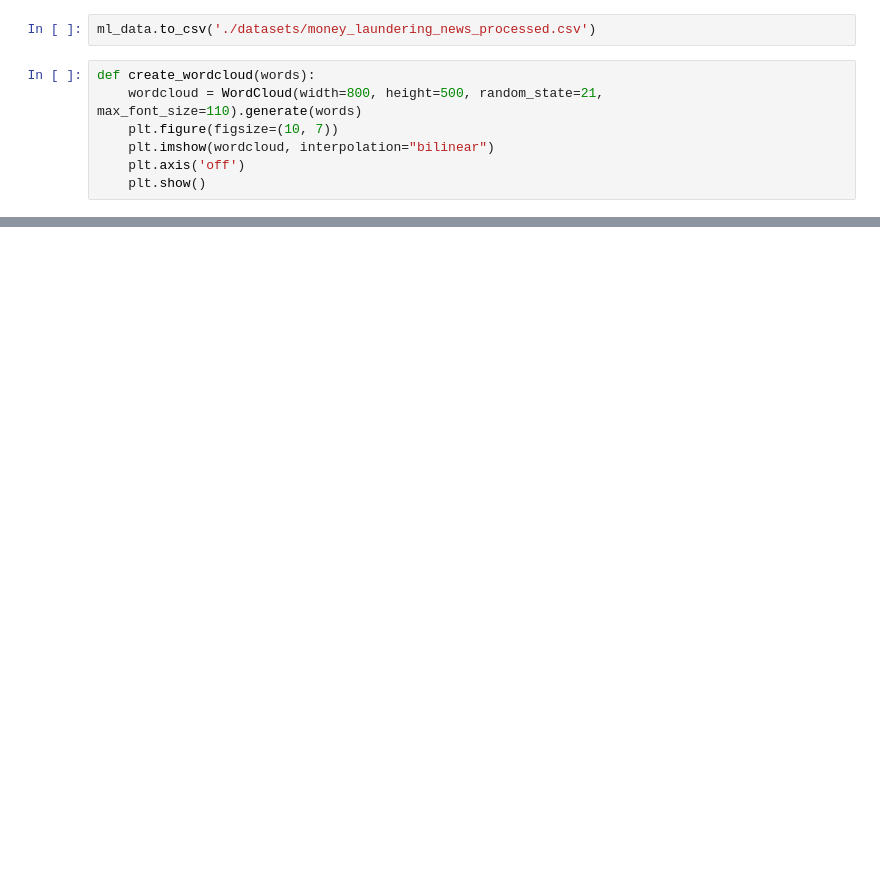
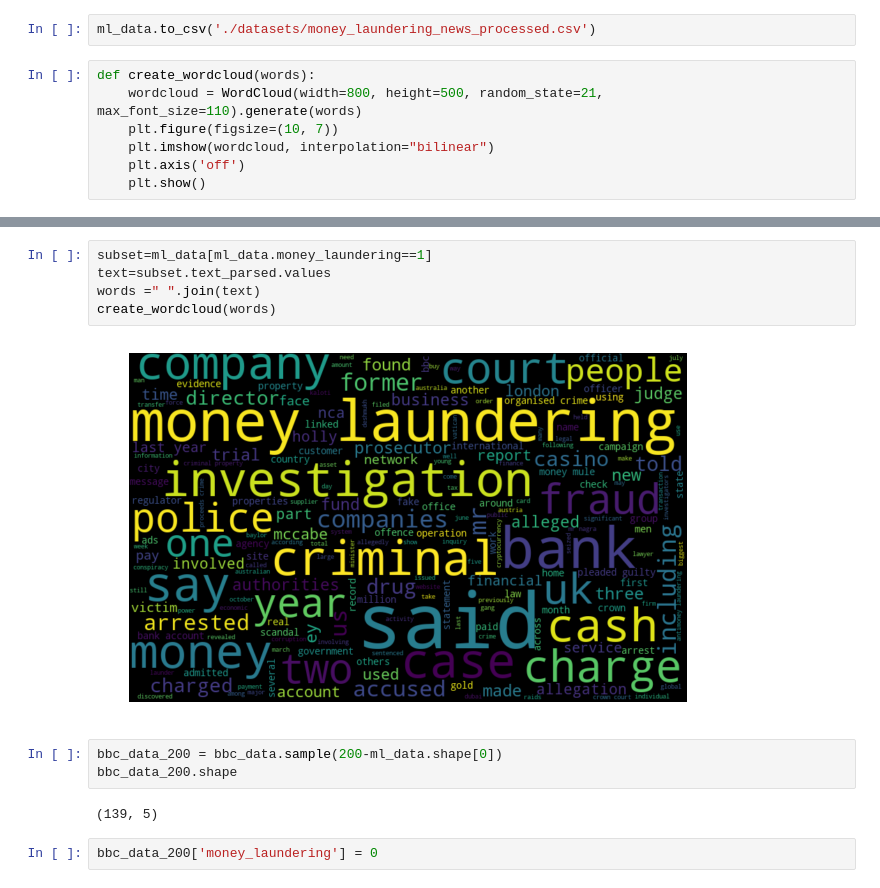
Before and after one commit to aklimchenko/nlp-project, a Jupyter notebook: Article Data EDA.ipynb, the cells around one changed output, grey strips where cells are left out. Saved outputs shown, nothing was run; the diff lists cells and outputs as text; blank space fills up the shorter version.

```diff
--- a/Article Data EDA.ipynb
+++ b/Article Data EDA.ipynb
@@ -101,0 +112,14 @@ def create_wordcloud(words):
+# %%
+subset=ml_data[ml_data.money_laundering==1]
+text=subset.text_parsed.values
+words =" ".join(text)
+create_wordcloud(words)
+# %% [output]
+[figure, added]
+# %%
+bbc_data_200 = bbc_data.sample(200-ml_data.shape[0])
+bbc_data_200.shape
+# %% [output]
+(139, 5)
+# %%
+bbc_data_200['money_laundering'] = 0
```
Also changed, not shown: parts of 20 cells of this notebook, 2 other files.
